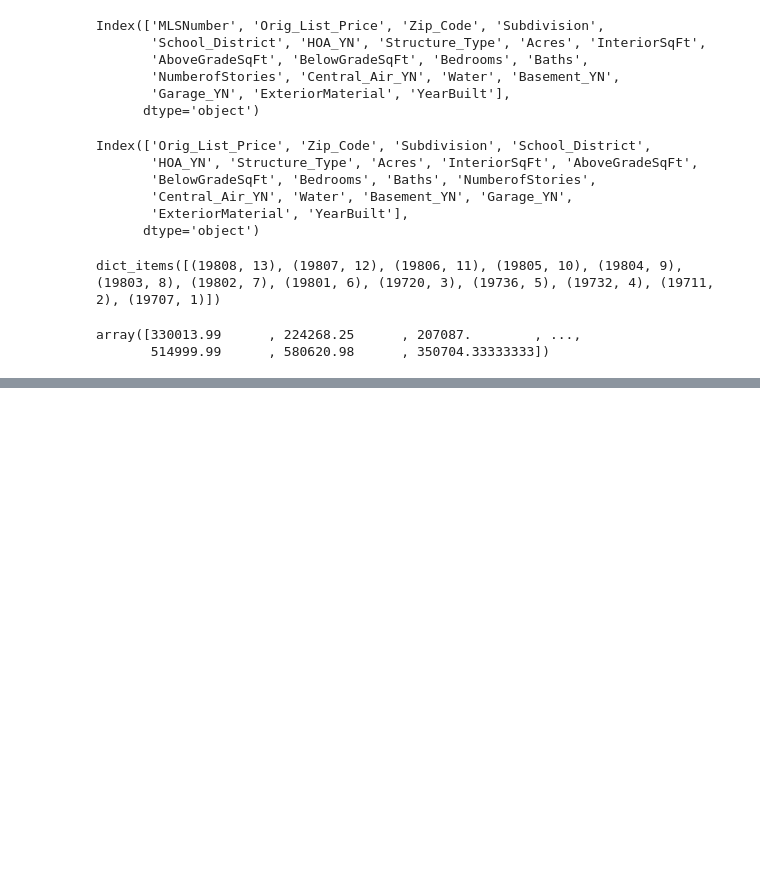
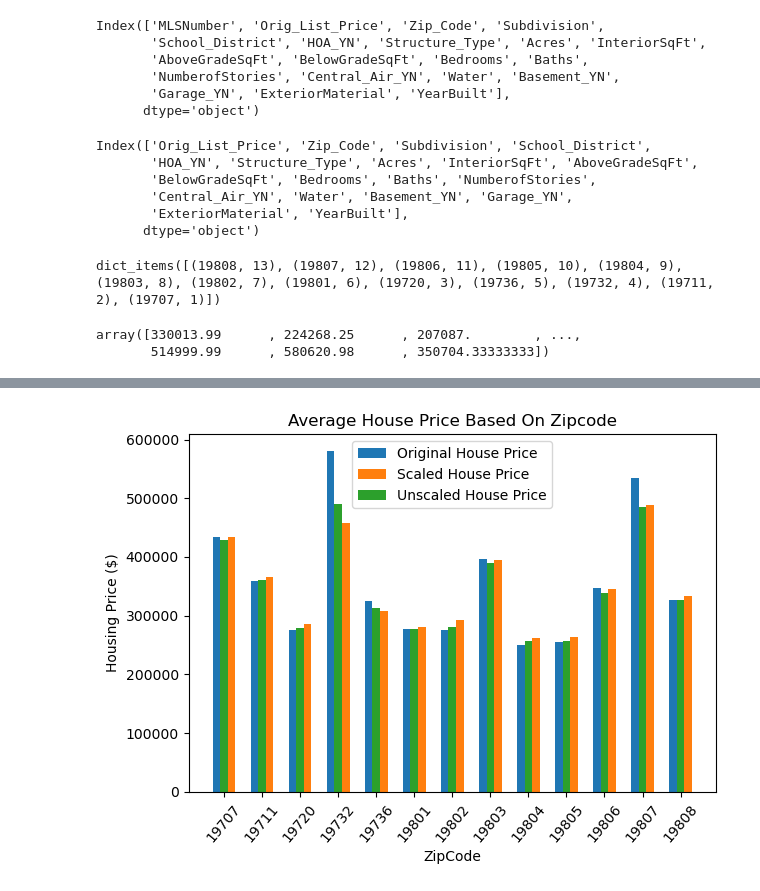
Before and after one commit to stefcenti2022/RealLeads, a Jupyter notebook: ml_analysis/Supervised_ML_Tst_Stg2_Scaled.ipynb, the cells around one changed output, grey strips where cells are left out. Cells and saved outputs as stored; diff of their text form; code cells hidden in the pictures; blank space fills up the shorter version.

```diff
--- a/ml_analysis/Supervised_ML_Tst_Stg2_Scaled.ipynb
+++ b/ml_analysis/Supervised_ML_Tst_Stg2_Scaled.ipynb
@@ -94,0 +229,6 @@ array([330013.99      , 224268.25      , 207087.        , ...,
+# %%
+delta_df = pd.DataFrame.copy(pred_df[["MLSNumber","Zip_Code","Orig_List_Price","Pred_List_Price_RFR_Unscaled","Pred_List_Price_RFR_Scaled" ]],deep=True)
+# %%
+delta_df["Price_Diff_RFR_Unscaled "] = delta_df["Orig_List_Price"] - delta_df["Pred_List_Price_RFR_Unscaled"]
+# %%
+delta_df["Price_Diff_RFR_Scaled "] = delta_df["Orig_List_Price"] - delta_df["Pred_List_Price_RFR_Scaled"]
@@ -94,0 +286,2 @@ array([330013.99      , 224268.25      , 207087.        , ...,
+# %%
+zipcode_price_table = delta_df[["Orig_List_Price" , "Pred_List_Price_RFR_Unscaled","Pred_List_Price_RFR_Scaled"]].groupby(delta_df['Zip_Code']).mean()
@@ -94,0 +306,17 @@ array([330013.99      , 224268.25      , 207087.        , ...,
+# %%
+X = zipcode_price_table.index
+X_axis = np.arange(len(X))
+plt.bar(X_axis - 0.2,zipcode_price_table.Orig_List_Price,0.2,label="Original House Price")
+plt.bar(X_axis + 0.2,zipcode_price_table.Pred_List_Price_RFR_Scaled,0.2,label="Scaled House Price")
+plt.bar(X_axis,zipcode_price_table.Pred_List_Price_RFR_Unscaled,0.2,label="Unscaled House Price")
+plt.xticks(X_axis, X)
+plt.tick_params(axis='x', rotation=50)
+plt.xlabel("ZipCode")
+plt.ylabel("Housing Price ($)")
+plt.title("Average House Price Based On Zipcode")
+plt.legend()
+plt.tight_layout()
+plt.savefig("../Resources/average_house_price_zipcode.png" ,dpi=400)
+plt.show()
+# %% [output]
+[figure, added]
```
Also changed, not shown: parts of 37 cells of this notebook, 1 other file.
